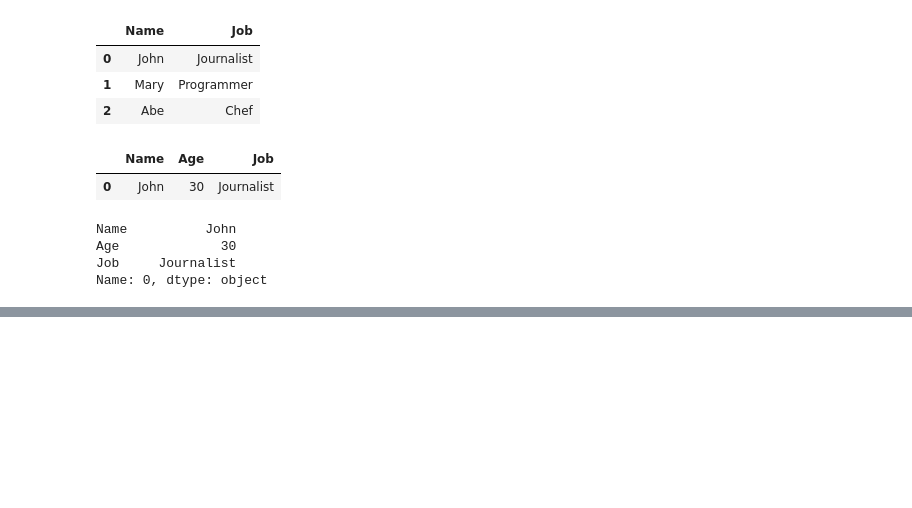
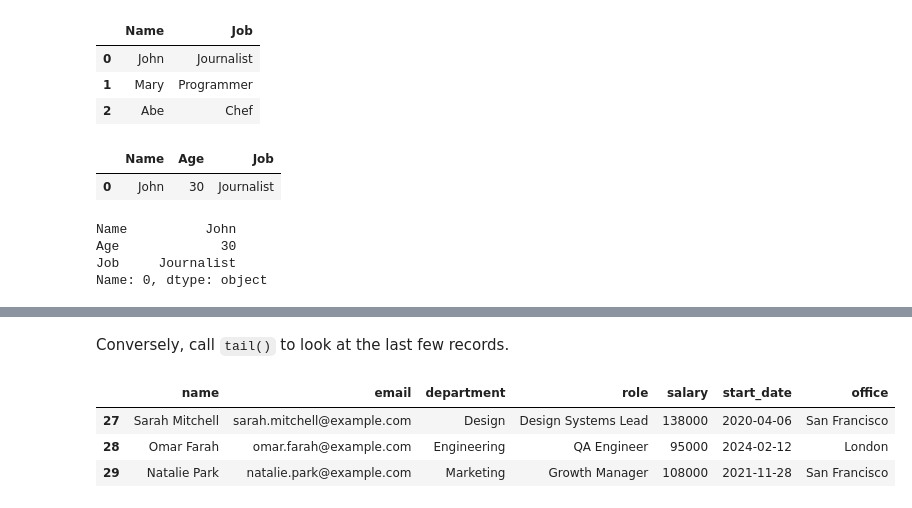
Before and after one commit to tahersaraf/tech-learning, a Jupyter notebook: python/libraries/pandas.ipynb, the cells around one changed output, grey strips where cells are left out. Cells and saved outputs as stored; diff of their text form; code cells hidden in the pictures; blank space fills up the shorter version.

```diff
--- a/python/libraries/pandas.ipynb
+++ b/python/libraries/pandas.ipynb
@@ -229,0 +301,9 @@ Examples of how to use iloc to select specific rows and columns by their integer
+# %% [markdown]
+Conversely, call `tail()` to look at the last few records.
+# %%
+df.tail(3)
+# %% [output]
+|  | name | email | department | role | salary | start_date | office |
+| 27 | Sarah Mitchell | sarah.mitchell@example.com | Design | Design Systems Lead | 138000 | 2020-04-06 | San Francisco |
+| 28 | Omar Farah | omar.farah@example.com | Engineering | QA Engineer | 95000 | 2024-02-12 | London |
+| 29 | Natalie Park | natalie.park@example.com | Marketing | Growth Manager | 108000 | 2021-11-28 | San Francisco |
```
Also changed, not shown: parts of 32 cells of this notebook, 2 other files.
